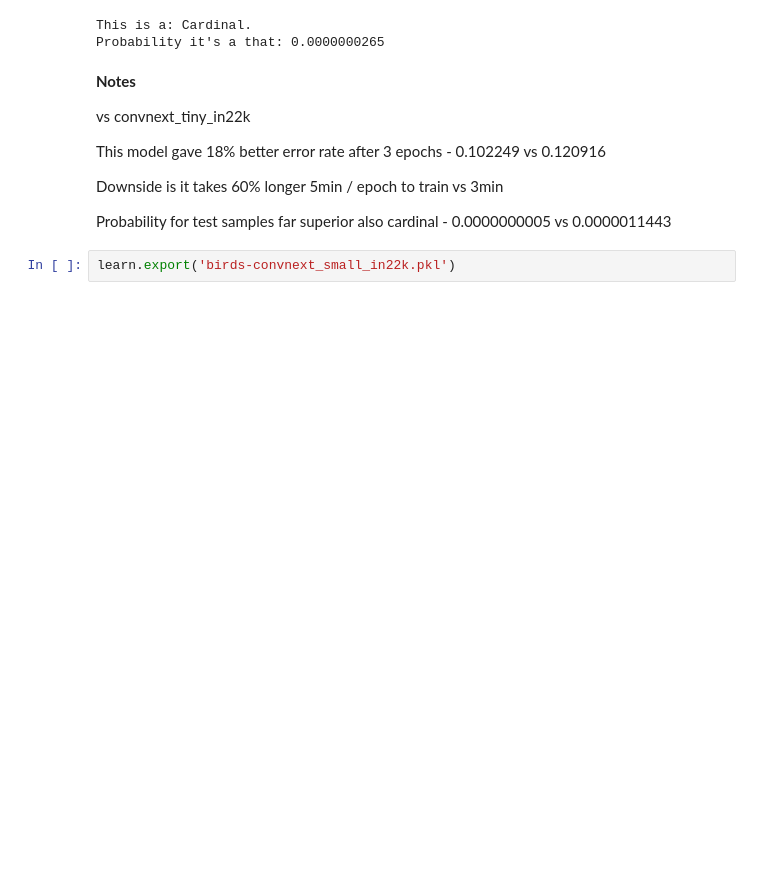
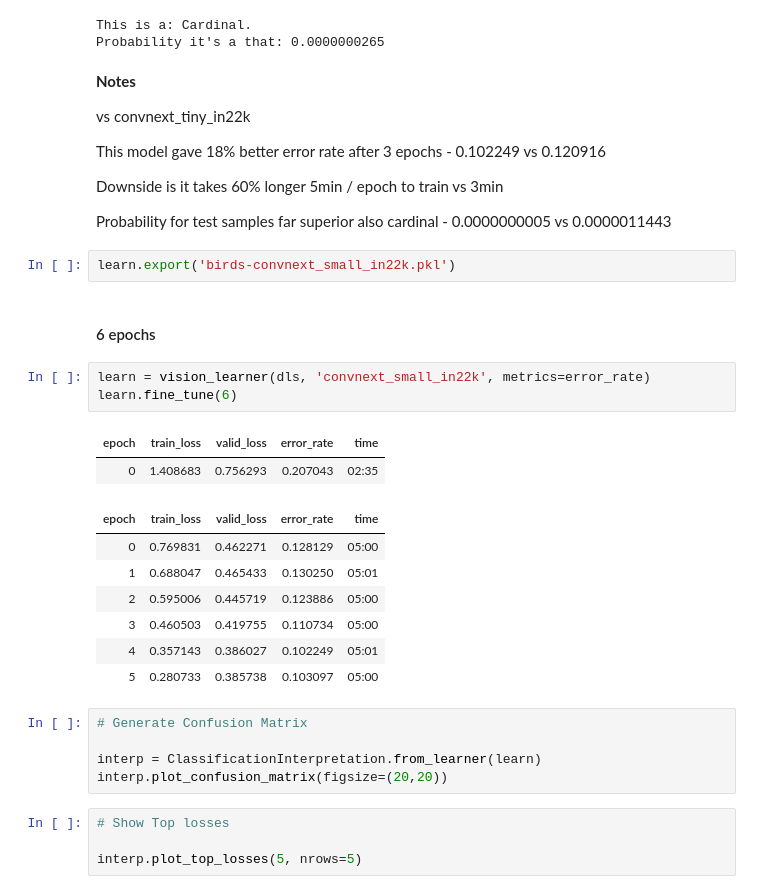
Before and after one commit to jeffvestal/bird_image_identifier, a Jupyter notebook: bird_identifier_v2_ipynb.ipynb, the cells around one changed output. Drawn from its saved outputs; the diff is of its cells as text; blank space fills up the shorter version.

Commit message:
6 epochs

```diff
--- a/bird_identifier_v2_ipynb.ipynb
+++ b/bird_identifier_v2_ipynb.ipynb
@@ -346,3 +346,27 @@ Downside is it takes 60% longer 5min / epoch to train vs 3min
 Probability for test samples far superior also cardinal - 0.0000000005 vs 0.0000011443
 # %%
 learn.export('birds-convnext_small_in22k.pkl')
+# %% [markdown]
+#### 6 epochs
+# %%
+learn = vision_learner(dls, 'convnext_small_in22k', metrics=error_rate)
+learn.fine_tune(6)
+# %% [output]
+| epoch | train_loss | valid_loss | error_rate | time |
+| 0 | 1.408683 | 0.756293 | 0.207043 | 02:35 |
+| epoch | train_loss | valid_loss | error_rate | time |
+| 0 | 0.769831 | 0.462271 | 0.128129 | 05:00 |
+| 1 | 0.688047 | 0.465433 | 0.130250 | 05:01 |
+| 2 | 0.595006 | 0.445719 | 0.123886 | 05:00 |
+| 3 | 0.460503 | 0.419755 | 0.110734 | 05:00 |
+| 4 | 0.357143 | 0.386027 | 0.102249 | 05:01 |
+| 5 | 0.280733 | 0.385738 | 0.103097 | 05:00 |
+# %%
+# Generate Confusion Matrix
+
+interp = ClassificationInterpretation.from_learner(learn)
+interp.plot_confusion_matrix(figsize=(20,20))
+# %%
+# Show Top losses
+
+interp.plot_top_losses(5, nrows=5)
```
Also changed, not shown: parts of 4 cells of this notebook.
